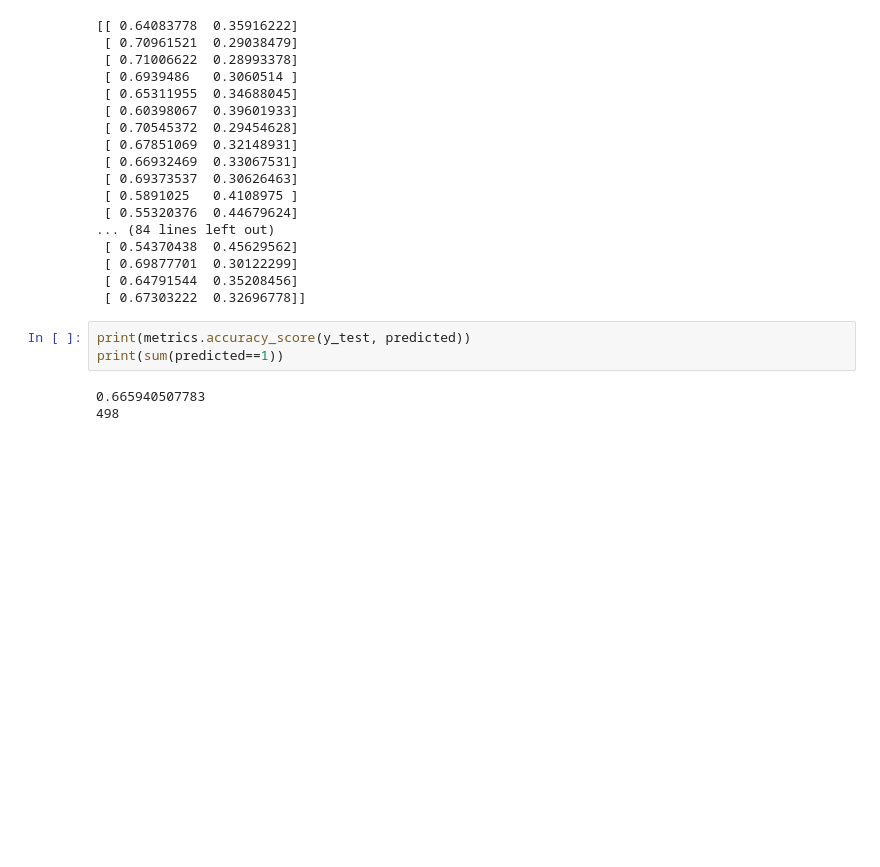
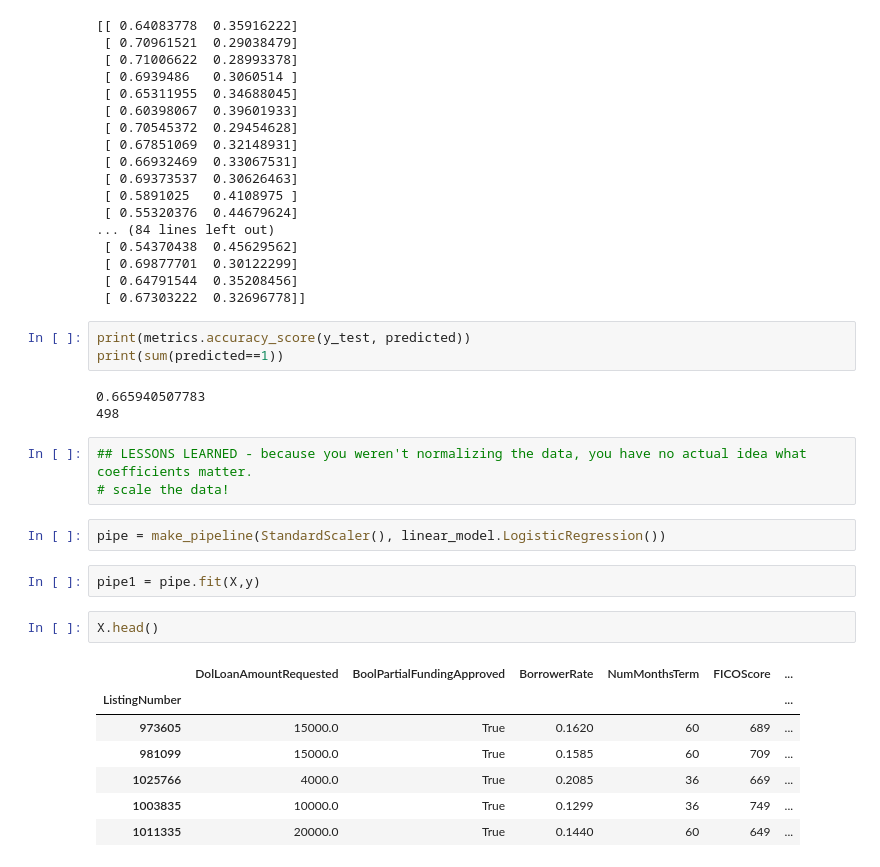
Before and after one commit to magratheazaphod/theorem, a Jupyter notebook: cancel_prediction_scratch.ipynb, the cells around one changed output. Drawn from its saved outputs; the diff is of its cells as text; blank space fills up the shorter version.

```diff
--- a/cancel_prediction_scratch.ipynb
+++ b/cancel_prediction_scratch.ipynb
@@ -1258,3 +1258,20 @@ print(sum(predicted==1))
 # %% [output]
 0.665940507783
 498
+# %%
+## LESSONS LEARNED - because you weren't normalizing the data, you have no actual idea what coefficients matter.
+# scale the data!
+# %%
+pipe = make_pipeline(StandardScaler(), linear_model.LogisticRegression())
+# %%
+pipe1 = pipe.fit(X,y)
+# %%
+X.head()
+# %% [output]
+|  | DolLoanAmountRequested | BoolPartialFundingApproved | BorrowerRate | NumMonthsTerm | FICOScore | ... |
+| ListingNumber |  |  |  |  |  | ... |
+| 973605 | 15000.0 | True | 0.1620 | 60 | 689 | ... |
+| 981099 | 15000.0 | True | 0.1585 | 60 | 709 | ... |
+| 1025766 | 4000.0 | True | 0.2085 | 36 | 669 | ... |
+| 1003835 | 10000.0 | True | 0.1299 | 36 | 749 | ... |
+| 1011335 | 20000.0 | True | 0.1440 | 60 | 649 | ... |
```
Also changed, not shown: parts of 4 cells of this notebook, 1 other file.
